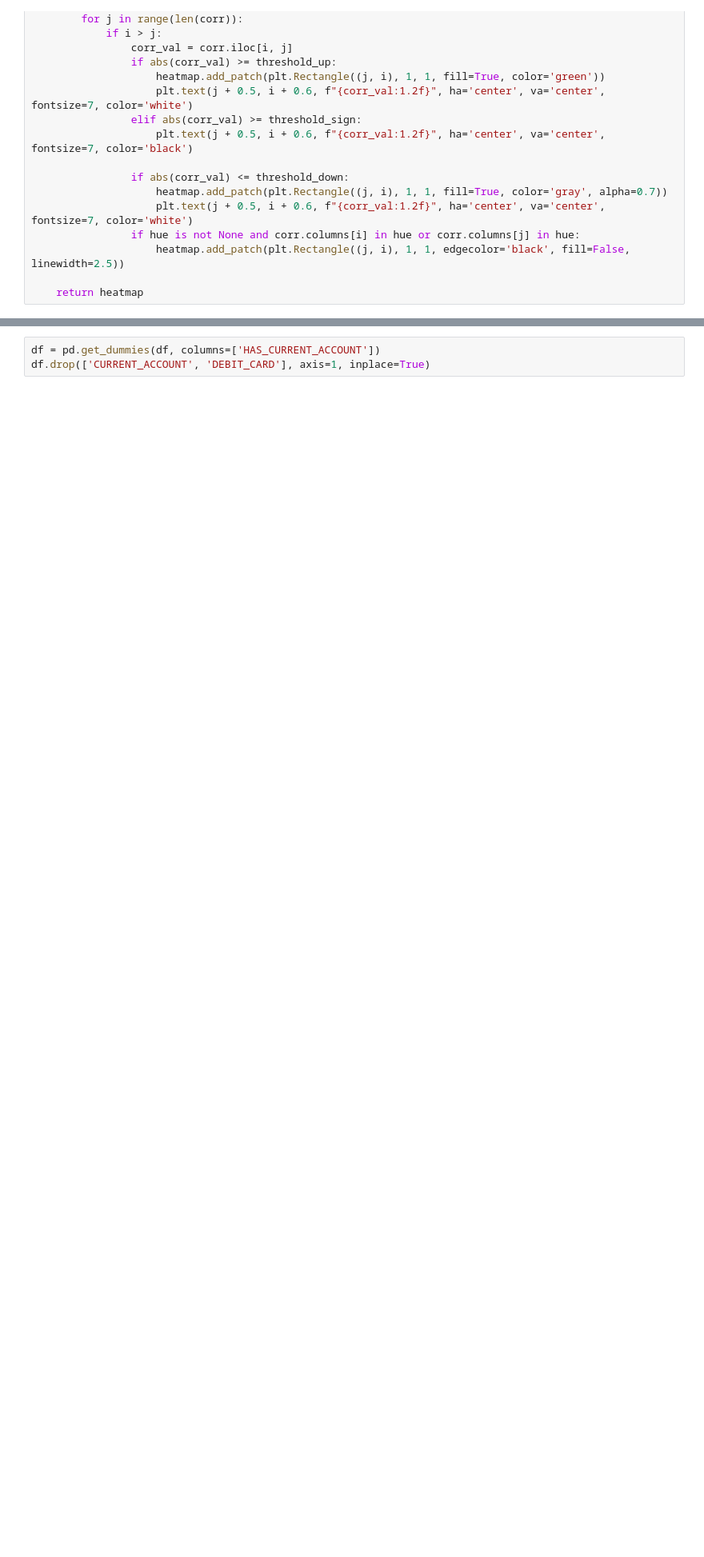
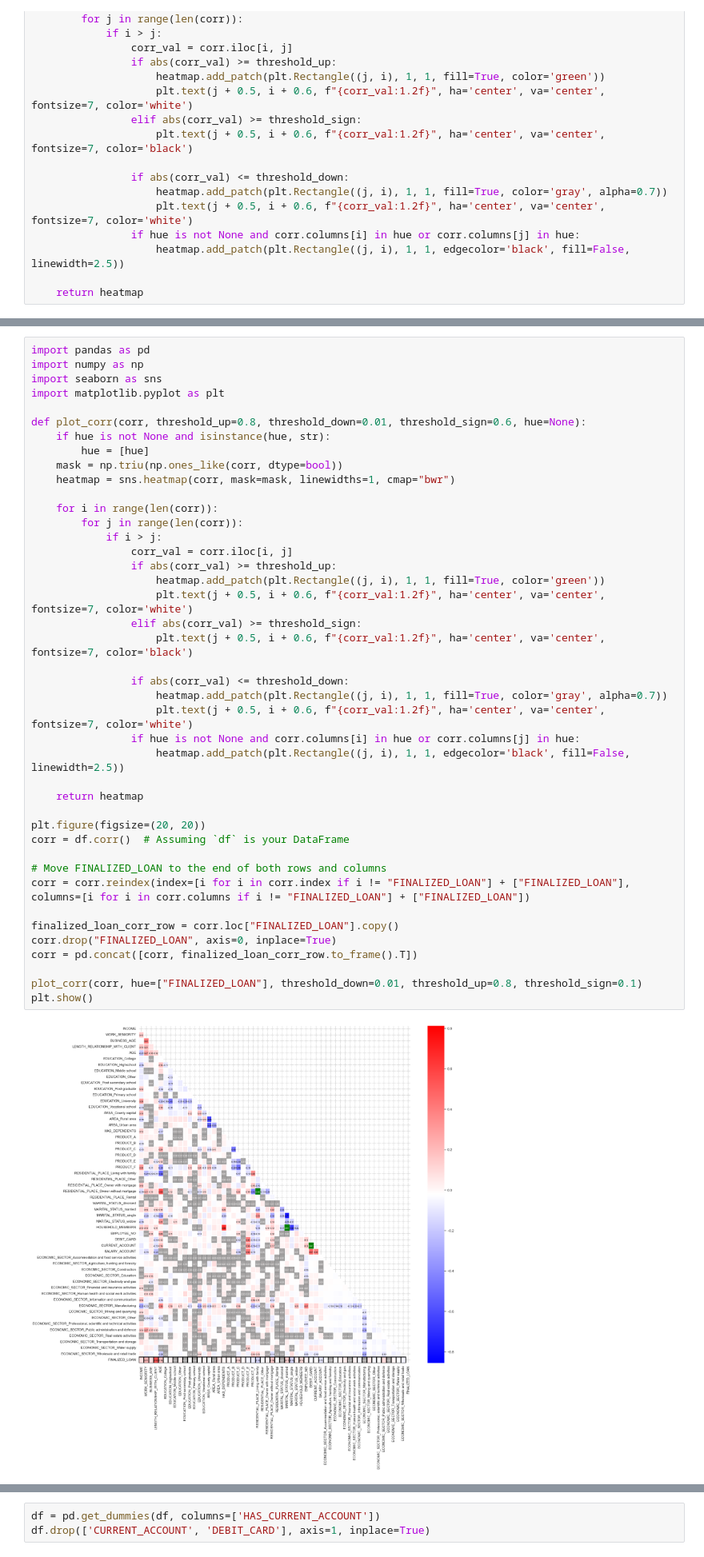
Before and after one commit to Michael-Pytel/Consumer-Loans-Analysis, a Jupyter notebook: notebooks/feature_engineering.ipynb, the cells around one changed output, grey strips where cells are left out. Shown at 80% size. Saved outputs shown, nothing was run; the diff lists cells and outputs as text; blank space fills up the shorter version.

```diff
--- a/notebooks/feature_engineering.ipynb
+++ b/notebooks/feature_engineering.ipynb
@@ -45,3 +80,47 @@ plt.show()
+# %%
+import pandas as pd
+import numpy as np
+import seaborn as sns
+import matplotlib.pyplot as plt
+
+def plot_corr(corr, threshold_up=0.8, threshold_down=0.01, threshold_sign=0.6, hue=None):
+    if hue is not None and isinstance(hue, str):
+        hue = [hue]
+    mask = np.triu(np.ones_like(corr, dtype=bool))
+    heatmap = sns.heatmap(corr, mask=mask, linewidths=1, cmap="bwr")
+
+    for i in range(len(corr)):
+        for j in range(len(corr)):
+            if i > j:
+                corr_val = corr.iloc[i, j]
+                if abs(corr_val) >= threshold_up:
+                    heatmap.add_patch(plt.Rectangle((j, i), 1, 1, fill=True, color='green'))
+                    plt.text(j + 0.5, i + 0.6, f"{corr_val:1.2f}", ha='center', va='center', fontsize=7, color='white')
+                elif abs(corr_val) >= threshold_sign:
+                    plt.text(j + 0.5, i + 0.6, f"{corr_val:1.2f}", ha='center', va='center', fontsize=7, color='black')
+
+                if abs(corr_val) <= threshold_down:
+                    heatmap.add_patch(plt.Rectangle((j, i), 1, 1, fill=True, color='gray', alpha=0.7))
+                    plt.text(j + 0.5, i + 0.6, f"{corr_val:1.2f}", ha='center', va='center', fontsize=7, color='white')
+                if hue is not None and corr.columns[i] in hue or corr.columns[j] in hue:
+                    heatmap.add_patch(plt.Rectangle((j, i), 1, 1, edgecolor='black', fill=False, linewidth=2.5))
+
+    return heatmap
+
+plt.figure(figsize=(20, 20))
+corr = df.corr()  # Assuming `df` is your DataFrame
+
+# Move FINALIZED_LOAN to the end of both rows and columns
+corr = corr.reindex(index=[i for i in corr.index if i != "FINALIZED_LOAN"] + ["FINALIZED_LOAN"], columns=[i for i in corr.columns if i != "FINALIZED_LOAN"] + ["FINALIZED_LOAN"])
+
+finalized_loan_corr_row = corr.loc["FINALIZED_LOAN"].copy()
+corr.drop("FINALIZED_LOAN", axis=0, inplace=True)
+corr = pd.concat([corr, finalized_loan_corr_row.to_frame().T])
+
+plot_corr(corr, hue=["FINALIZED_LOAN"], threshold_down=0.01, threshold_up=0.8, threshold_sign=0.1)
+plt.show()
+# %% [output]
+[figure, added]
 # %% [markdown]
 Columns that share a very high level of correlation:
 * CURRENT_ACCOUNT & DEBIT_CARD: **0.81**
```
Also changed, not shown: parts of 12 cells of this notebook, 6 other files.
